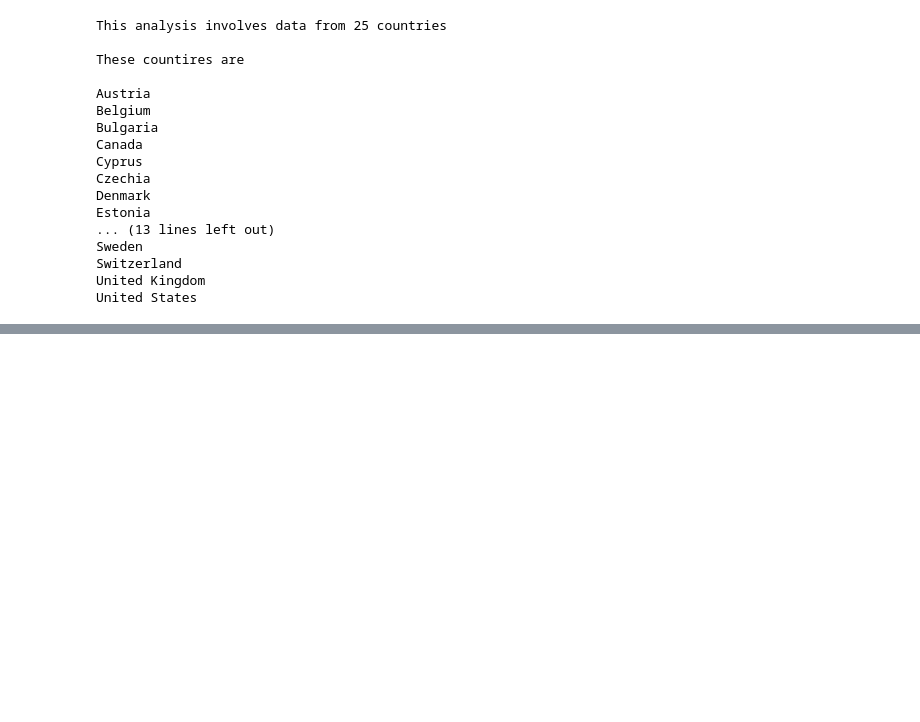
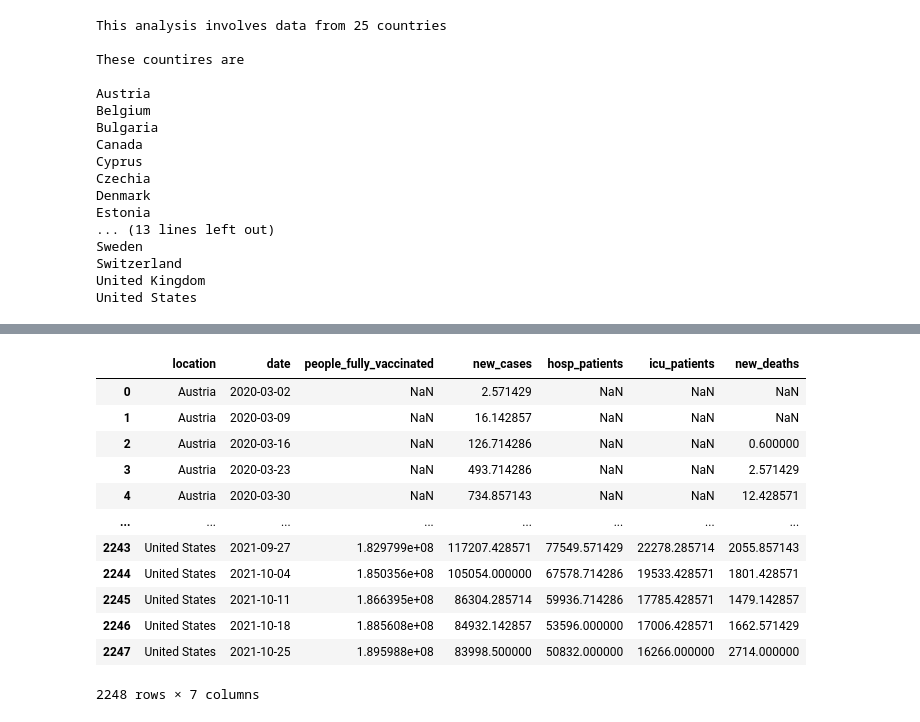
Before and after one commit to Waltontan/Project_Covid, a Jupyter notebook: q2-cleaning.ipynb, the cells around one changed output, grey strips where cells are left out. Cells and saved outputs as stored; diff of their text form; code cells hidden in the pictures; blank space fills up the shorter version.

```diff
--- a/q2-cleaning.ipynb
+++ b/q2-cleaning.ipynb
@@ -17,3 +18,10 @@ df.head()
 | 3 | 7187 | AUT | Europe | Austria | 2020-02-28 | 3.0 | 0.0 | NaN | ... |
 | 4 | 7188 | AUT | Europe | Austria | 2020-02-29 | 9.0 | 6.0 | NaN | ... |
 5 rows × 66 columns
+# %%
+#changing date from string to datetime object
+df["date"] = pd.to_datetime(df["date"],format='%Y-%m-%d')
+
+type(df.iloc[0,4])
+
+# df.iloc[0,4]
@@ -133,5 +142,6 @@ Switzerland
 United Kingdom
 United States
 # %%
-icu = df["icu_patients"]
-hosp = df["hosp_patients"]
+df1 = df[["location","date","people_fully_vaccinated","new_cases","hosp_patients","icu_patients","new_deaths"]]
+
+df1.head(10)
@@ -137,0 +160,22 @@ hosp = df["hosp_patients"]
+# %%
+#groupby week and location
+
+df1_week = df1.groupby(['location', pd.Grouper(key='date', freq='W-MON')]).mean().reset_index().sort_values(['location', 'date'])
+
+# df1_week = df1.groupby(['location', pd.Grouper(key='date', freq='W-MON')])
+
+df1_week
+# %% [output]
+|  | location | date | people_fully_vaccinated | new_cases | hosp_patients | icu_patients | new_deaths |
+| 0 | Austria | 2020-03-02 | NaN | 2.571429 | NaN | NaN | NaN |
+| 1 | Austria | 2020-03-09 | NaN | 16.142857 | NaN | NaN | NaN |
+| 2 | Austria | 2020-03-16 | NaN | 126.714286 | NaN | NaN | 0.600000 |
+| 3 | Austria | 2020-03-23 | NaN | 493.714286 | NaN | NaN | 2.571429 |
+| 4 | Austria | 2020-03-30 | NaN | 734.857143 | NaN | NaN | 12.428571 |
+| ... | ... | ... | ... | ... | ... | ... | ... |
+| 2243 | United States | 2021-09-27 | 1.829799e+08 | 117207.428571 | 77549.571429 | 22278.285714 | 2055.857143 |
+| 2244 | United States | 2021-10-04 | 1.850356e+08 | 105054.000000 | 67578.714286 | 19533.428571 | 1801.428571 |
+| 2245 | United States | 2021-10-11 | 1.866395e+08 | 86304.285714 | 59936.714286 | 17785.428571 | 1479.142857 |
+| 2246 | United States | 2021-10-18 | 1.885608e+08 | 84932.142857 | 53596.000000 | 17006.428571 | 1662.571429 |
+| 2247 | United States | 2021-10-25 | 1.895988e+08 | 83998.500000 | 50832.000000 | 16266.000000 | 2714.000000 |
+2248 rows × 7 columns
```
Also changed, not shown: parts of 12 cells of this notebook.
